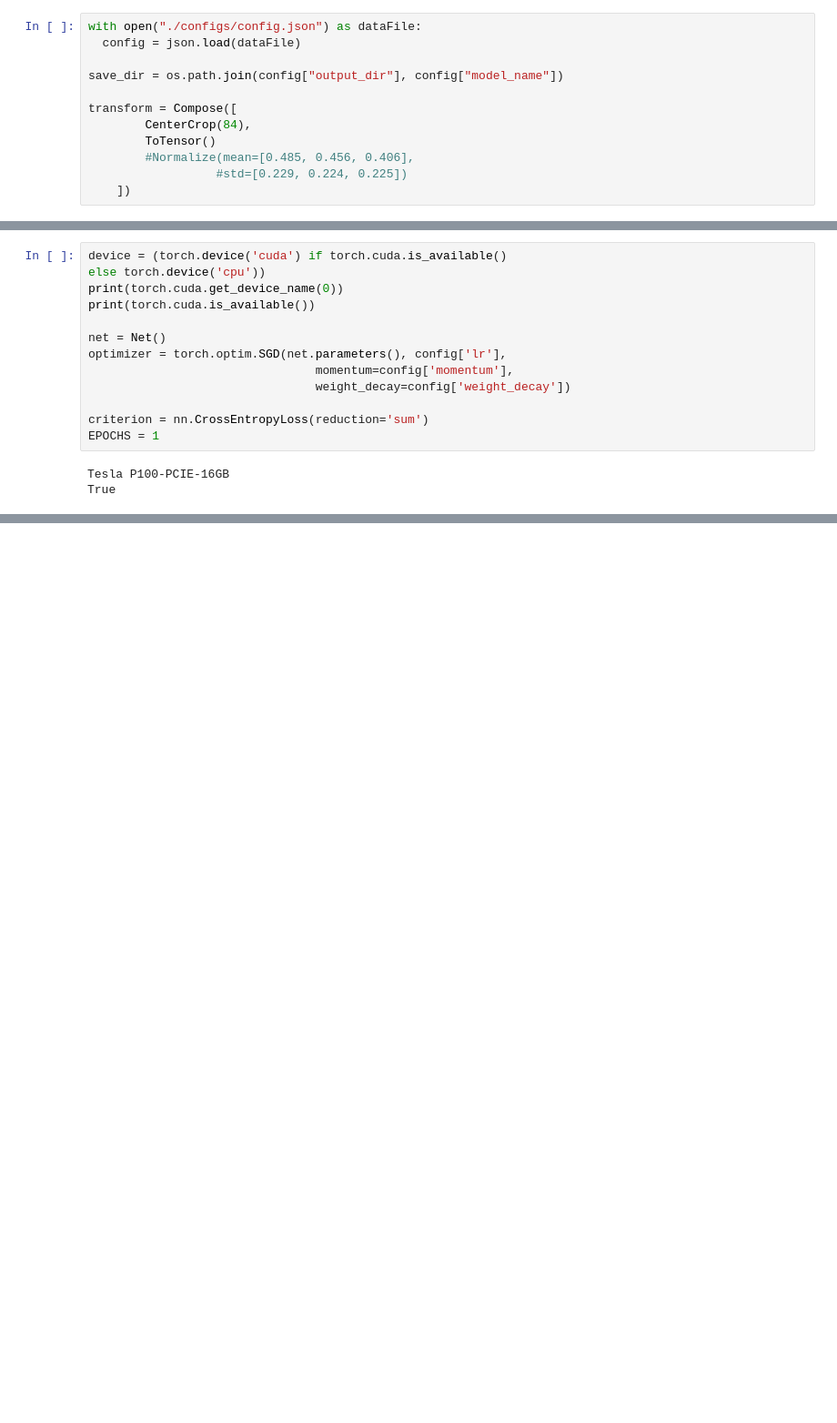
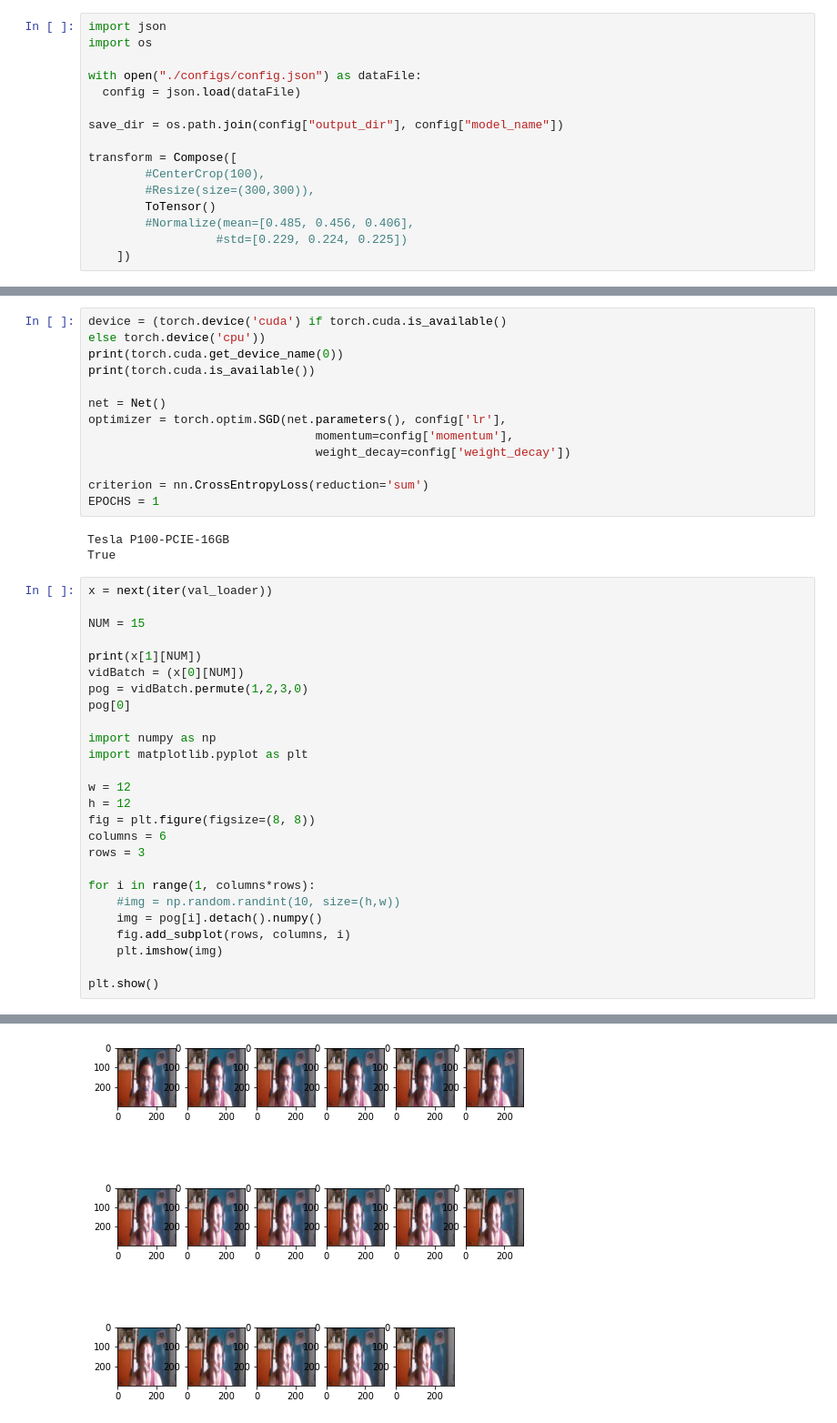
Before and after one commit to ankitbatra22/Gesture-Recognizer, a Jupyter notebook: gesture_detect.ipynb, the cells around one changed output, grey strips where cells are left out. Shown at 91% size. Saved outputs shown, nothing was run; the diff lists cells and outputs as text; blank space fills up the shorter version.

```diff
--- a/gesture_detect.ipynb
+++ b/gesture_detect.ipynb
@@ -42,11 +27,15 @@ Streaming output truncated to the last 5000 lines.
 # %%
+import json
+import os
+
 with open("./configs/config.json") as dataFile:
   config = json.load(dataFile)
 
 save_dir = os.path.join(config["output_dir"], config["model_name"])
 
 transform = Compose([
-        CenterCrop(84),
+        #CenterCrop(100),
+        #Resize(size=(300,300)),
         ToTensor()
         #Normalize(mean=[0.485, 0.456, 0.406],
                   #std=[0.229, 0.224, 0.225])
@@ -99,3 +88,30 @@ EPOCHS = 1
 # %% [output]
 Tesla P100-PCIE-16GB
 True
+# %%
+x = next(iter(val_loader))
+
+NUM = 15
+
+print(x[1][NUM])
+vidBatch = (x[0][NUM])
+pog = vidBatch.permute(1,2,3,0)
+pog[0]
+
+import numpy as np
+import matplotlib.pyplot as plt
+
+w = 12
+h = 12
+fig = plt.figure(figsize=(8, 8))
+columns = 6
+rows = 3
+
+for i in range(1, columns*rows):
+    #img = np.random.randint(10, size=(h,w))
+    img = pog[i].detach().numpy()
+    fig.add_subplot(rows, columns, i)
+    plt.imshow(img)
+
+plt.show()
+# %% [output]
@@ -102,3 +119,4 @@ True
+[figure, added]
 # %%
 import matplotlib.pyplot as plt
 
```
Also changed, not shown: parts of 4 cells of this notebook.
